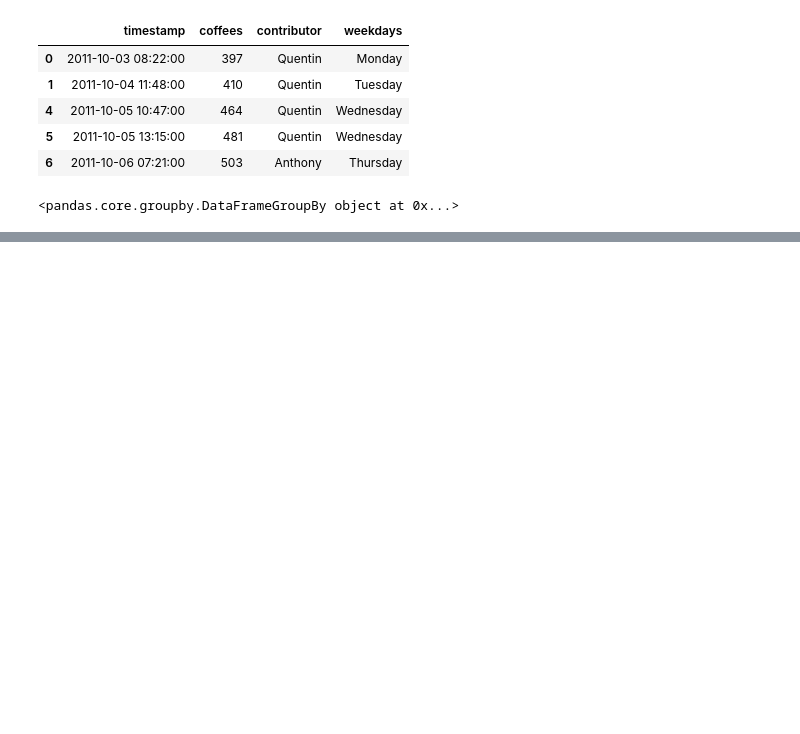
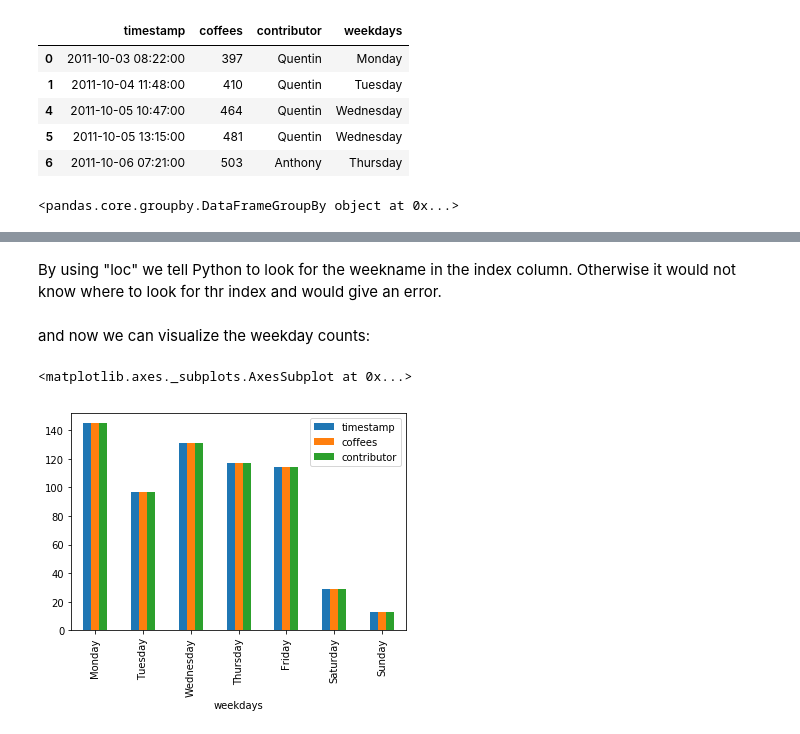
Before and after one commit to Gorchs/Pandas_Tutorial, a Jupyter notebook: Pandas Tutorial Notebook V1.0.ipynb, the cells around one changed output, grey strips where cells are left out. Drawn from its saved outputs; the diff is of its cells as text; code cells hidden in the pictures; blank space fills up the shorter version.

```diff
--- a/Pandas Tutorial Notebook V1.0.ipynb
+++ b/Pandas Tutorial Notebook V1.0.ipynb
@@ -506,0 +509,2 @@ weekday_counts
+# %%
+weekday_counts=data.groupby("weekdays").count()
@@ -506,0 +525,2 @@ weekday_counts
+# %%
+weekday_counts=weekday_counts.loc[weekday_names]
@@ -506,0 +539,9 @@ weekday_counts
+# %% [markdown]
+By using "loc" we tell Python to look for the weekname in the index column. Otherwise it would not know where to look for thr index and would give an error.
+# %% [markdown]
+and now we can visualize the weekday counts:
+# %%
+weekday_counts.plot(kind="bar")
+# %% [output]
+<matplotlib.axes._subplots.AxesSubplot at 0x...>
+[figure, added]
```
Also changed, not shown: parts of 6 cells of this notebook.
